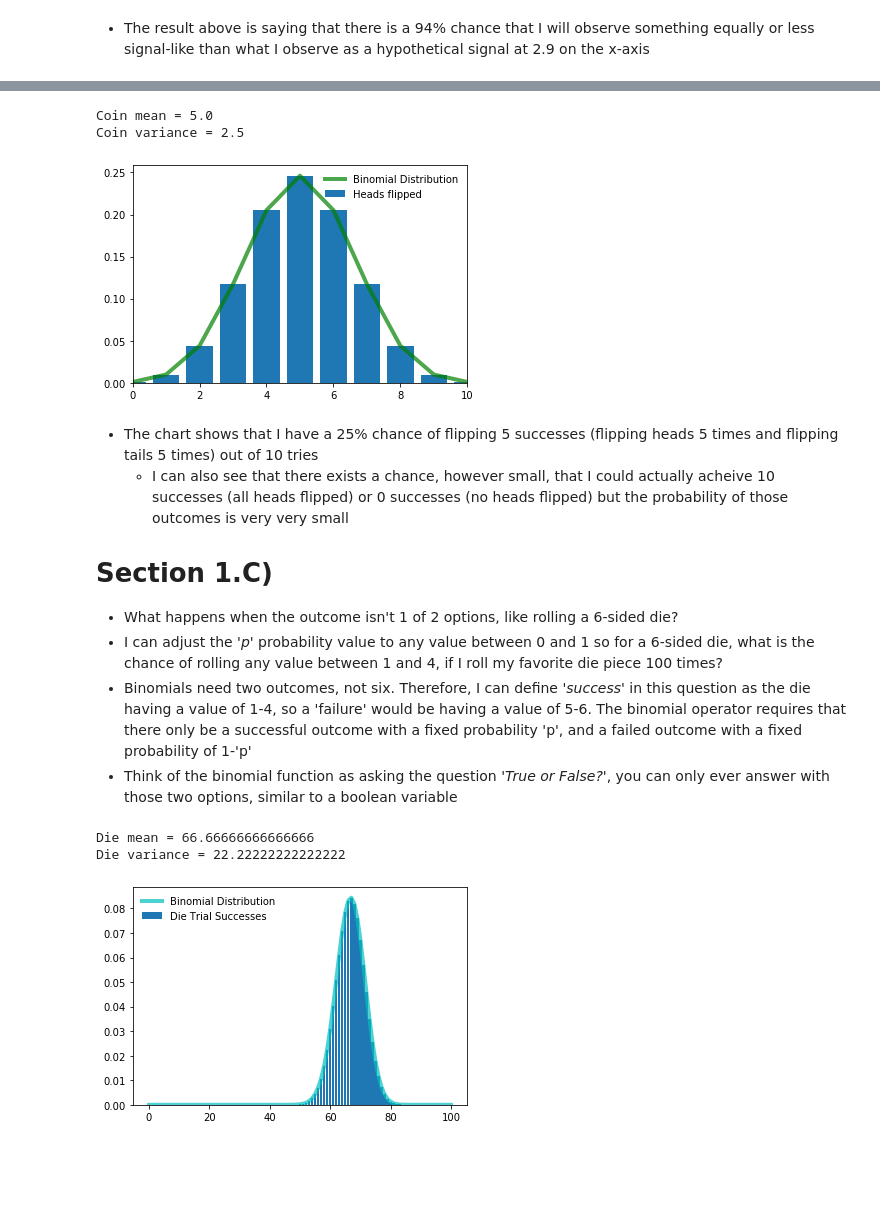
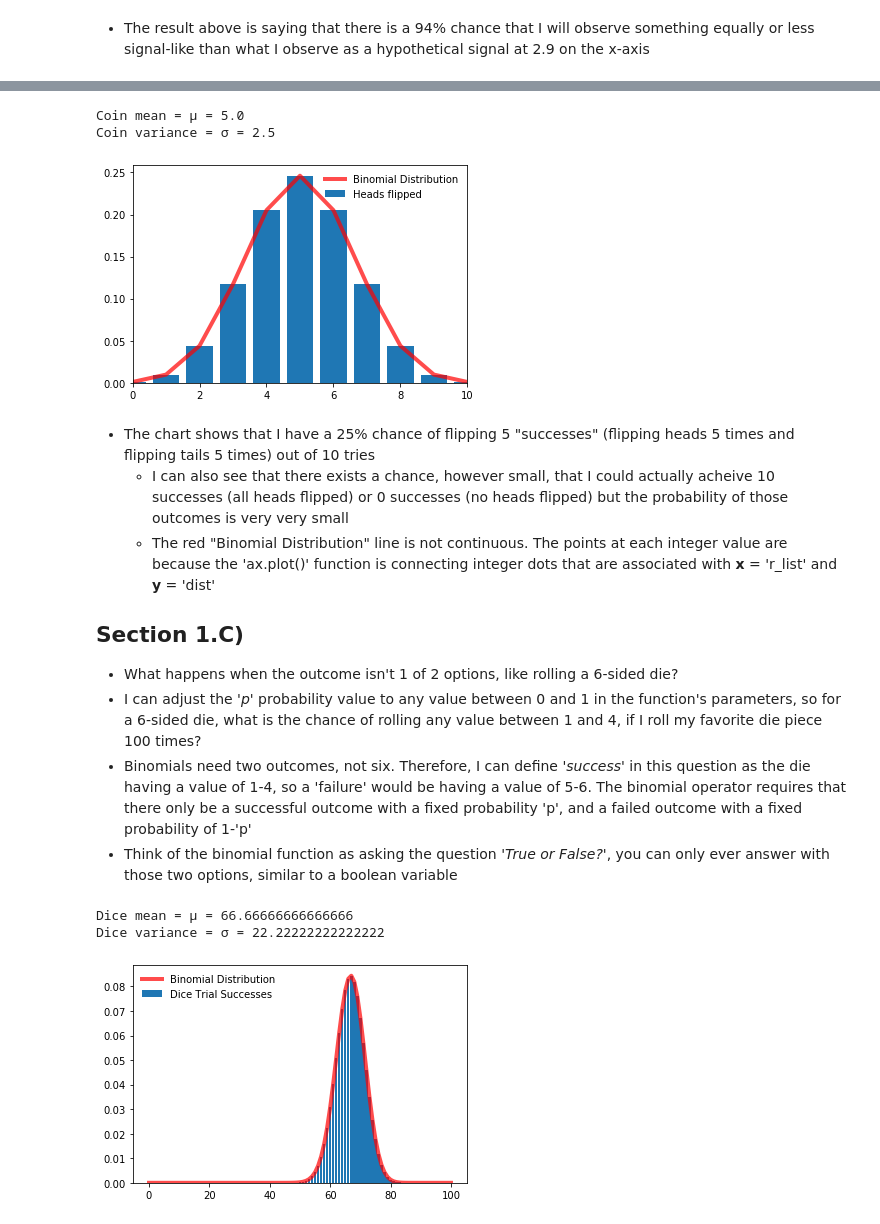
Before and after one commit to jbc1216/434-Portfolio, a Jupyter notebook: Finch-Carr-Lab01.ipynb, the cells around one changed output, grey strips where cells are left out. Drawn from its saved outputs; the diff is of its cells as text; code cells hidden in the pictures; blank space fills up the shorter version.

```diff
--- a/Finch-Carr-Lab01.ipynb
+++ b/Finch-Carr-Lab01.ipynb
@@ -50,15 +53,16 @@ plt.tick_params(labelsize = 13)
 
 # Let's create an x-axis that we can plot our results on
 x = np.linspace(stats.expon.ppf(0.001),
-               stats.expon.ppf(.999), 100000)
+               stats.expon.ppf(.999), 10000)
 
 # Now let's plot the results of the exponential distribution against its input x-values
-ax.plot(x, stats.expon.pdf(x),
+ax.plot(x, stats.expon.pdf(x, loc = 1, scale = 1),
        'r-', lw=8, alpha=.7, label='Exponential pdf')
 
 # Let's create a function that exponentially distributes every value in x individually (discretely)
-r = stats.expon.rvs(scale=1, loc=0, size=10000)
+r = stats.expon.rvs(scale=1, loc=1, size=10000)
 ax.hist(r, density=True, histtype='stepfilled', alpha=0.3, label="Frozen pdf")
 ax.legend(loc=1, frameon=True)
+plt.xlim(.9, 10)
 plt.show()
 # %% [output]
@@ -123,39 +131,40 @@ stats.expon.cdf(2.9, loc=0, scale=1)
 # %%
 fig, ax = plt.subplots(1, 1)
 
 # Define n, p, and r
 n = 10
 p = 0.5
 r_list = list(range(n+1))
 
 # Return the mean and variance in printed format above our plot
 mean, var = stats.binom.stats(n, p)
-print(f"Coin mean = {str(mean)}")
-print(f"Coin variance = {str(var)}")
+print(f"Coin mean = \u03BC = {str(mean)}")
+print(f"Coin variance = \u03C3 = {str(var)}")
 
 # We want to find a distribution to plot for every number r
 dist = [stats.binom.pmf(r, n, p) for r in r_list ]
 
 # Let's plot our distribution and compare it to a binomial distribution fit with the same parameters
 ax.bar(r_list, dist, label='Heads flipped')
 
 ax.plot(r_list, dist,
-       'g-', lw=4, alpha=.7, label='Binomial Distribution')
+       'r-', lw=4, alpha=.7, label='Binomial Distribution')
 
 ax.legend(loc='best', frameon=False)
 plt.xlim(0, 10)
 plt.show()
 # %% [output]
-Coin mean = 5.0
-Coin variance = 2.5
+Coin mean = μ = 5.0
+Coin variance = σ = 2.5
-[figure, old version]
+[figure, new version]
 # %% [markdown]
-- The chart shows that I have a 25% chance of flipping 5 successes (flipping heads 5 times and flipping tails 5 times) out of 10 tries
+- The chart shows that I have a 25% chance of flipping 5 "successes" (flipping heads 5 times and flipping tails 5 times) out of 10 tries
   - I can also see that there exists a chance, however small, that I could actually acheive 10 successes (all heads flipped) or 0 successes (no heads flipped) but the probability of those outcomes is very very small
+  - The red "Binomial Distribution" line is not continuous. The points at each integer value are because the 'ax.plot()' function is connecting integer dots that are associated with **x** = 'r_list' and **y** = 'dist'
 
-# Section 1.C)
+## Section 1.C)
 - What happens when the outcome isn't 1 of 2 options, like rolling a 6-sided die?
-- I can adjust the *'p'* probability value to any value between 0 and 1 so for a 6-sided die, what is the chance of rolling any value between 1 and 4, if I roll my favorite die piece 100 times?
+- I can adjust the *'p'* probability value to any value between 0 and 1 in the function's parameters, so for a 6-sided die, what is the chance of rolling any value between 1 and 4, if I roll my favorite die piece 100 times?
 - Binomials need two outcomes, not six. Therefore, I can define *'success'* in this question as the die having a value of 1-4, so a 'failure' would be having a value of 5-6. The binomial operator requires that there only be a successful outcome with a fixed probability 'p', and a failed outcome with a fixed probability of 1-'p'
  - Think of the binomial function as asking the question *'True or False?'*, you can only ever answer with those two options, similar to a boolean variable
 # %%
@@ -168,25 +177,25 @@ r_list2 = list(range(n2+1))
 
 # Return the mean and variance in printed format above our new plot
 mean2, var2 = stats.binom.stats(n2, p2)
-print(f"Die mean = {str(mean2)}")
-print(f"Die variance = {str(var2)}")
+print(f"Dice mean = \u03BC = {str(mean2)}")
+print(f"Dice variance = \u03C3 = {str(var2)}")
 
 # We want to create a distribution to plot for every outcome for r in r_list2
 dist2 = [stats.binom.pmf(r2, n2, p2) for r2 in r_list2 ]
 
 # Let's plot our distribution and compare it to a binomial distribution fit with the same parameters for success and trials
-ax.bar(r_list2, dist2, label='Die Trial Successes')
+ax.bar(r_list2, dist2, label='Dice Trial Successes')
 
 ax.plot(r_list2, dist2,
-       'c-', lw=4, alpha=.7, label='Binomial Distribution')
+        'r-', lw=4, alpha=.7, label='Binomial Distribution')
 
 ax.legend(loc='best', frameon=False)
 #plt.xlim(0,100)
 plt.show()
 # %% [output]
-Die mean = 66.66666666666666
-Die variance = 22.22222222222222
+Dice mean = μ = 66.66666666666666
+Dice variance = σ = 22.22222222222222
-[figure, old version]
+[figure, new version]
 # %% [markdown]
 - Now I must interpret the massive amount of potential results on our plot
 - The mean result for the die roll success is 66-67 successes. That's what my bar graph is trying to show me. The most likely outcome is that when I roll my die 100 times, 2/3 of those rolls will fall as a number between 1 and 4, while 1/3 will fall on 5 or 6.
```
Also changed, not shown: parts of 12 cells of this notebook.
